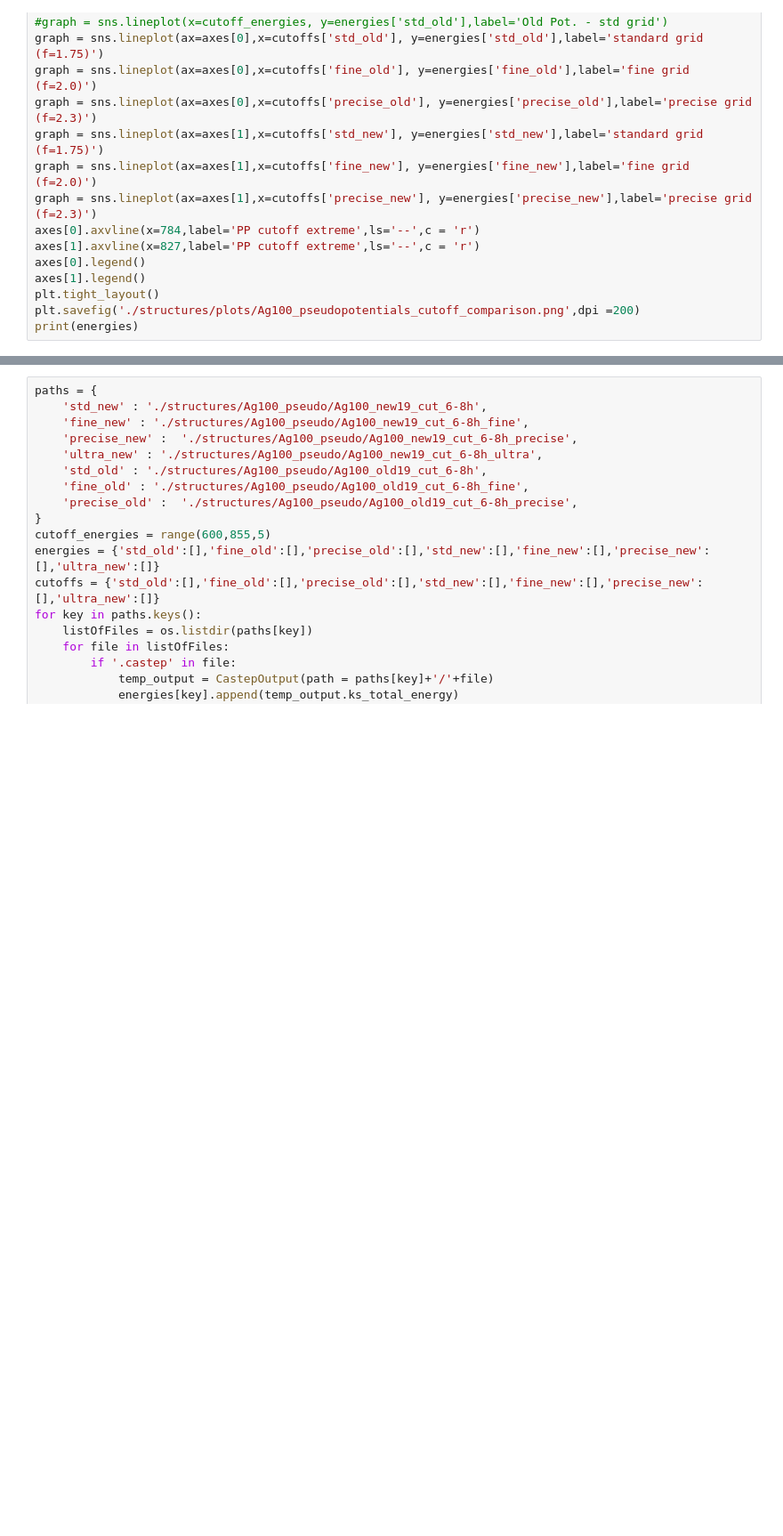
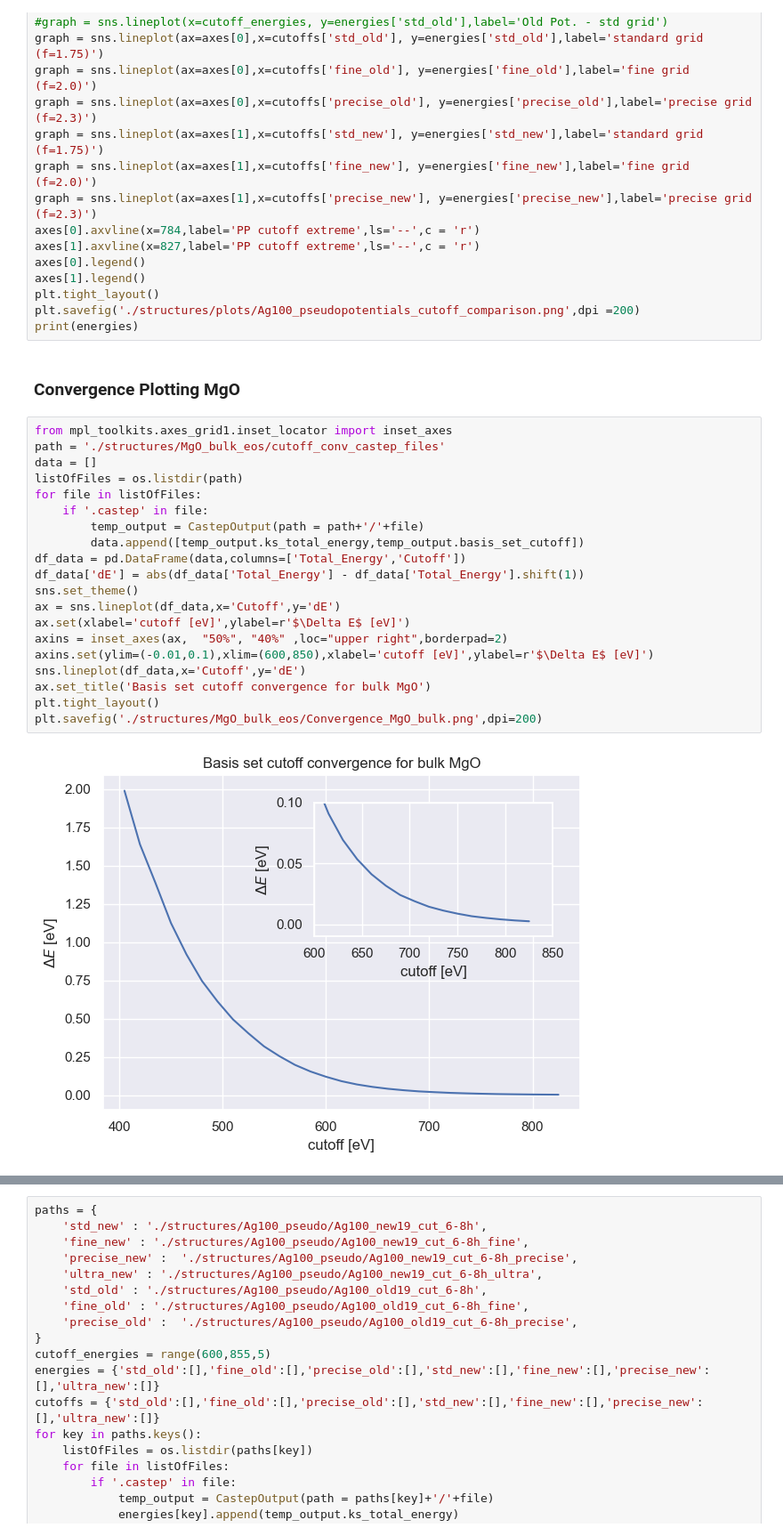
Before and after one commit to wuppersaver/photoemission, a Jupyter notebook: Plotting.ipynb, the cells around one changed output, grey strips where cells are left out. Shown at 89% size. Drawn from its saved outputs; the diff is of its cells as text; blank space fills up the shorter version.

Commit message:
Cleaned up Plotting.ipynb

```diff
--- a/Plotting.ipynb
+++ b/Plotting.ipynb
@@ -181,3 +179,27 @@ axes[1].legend()
 plt.tight_layout()
 plt.savefig('./structures/plots/Ag100_pseudopotentials_cutoff_comparison.png',dpi =200)
 print(energies)
+# %% [markdown]
+### Convergence Plotting MgO
+# %%
+from mpl_toolkits.axes_grid1.inset_locator import inset_axes
+path = './structures/MgO_bulk_eos/cutoff_conv_castep_files'
+data = []
+listOfFiles = os.listdir(path)
+for file in listOfFiles:
+    if '.castep' in file:
+        temp_output = CastepOutput(path = path+'/'+file)
+        data.append([temp_output.ks_total_energy,temp_output.basis_set_cutoff])
+df_data = pd.DataFrame(data,columns=['Total_Energy','Cutoff'])
+df_data['dE'] = abs(df_data['Total_Energy'] - df_data['Total_Energy'].shift(1))
+sns.set_theme()
+ax = sns.lineplot(df_data,x='Cutoff',y='dE')
+ax.set(xlabel='cutoff [eV]',ylabel=r'$\Delta E$ [eV]')
+axins = inset_axes(ax,  "50%", "40%" ,loc="upper right",borderpad=2)
+axins.set(ylim=(-0.01,0.1),xlim=(600,850),xlabel='cutoff [eV]',ylabel=r'$\Delta E$ [eV]')
+sns.lineplot(df_data,x='Cutoff',y='dE')
+ax.set_title('Basis set cutoff convergence for bulk MgO')
+plt.tight_layout()
+plt.savefig('./structures/MgO_bulk_eos/Convergence_MgO_bulk.png',dpi=200)
+# %% [output]
+[figure, added]
```
Also changed, not shown: parts of 24 cells of this notebook, 2 other files.
